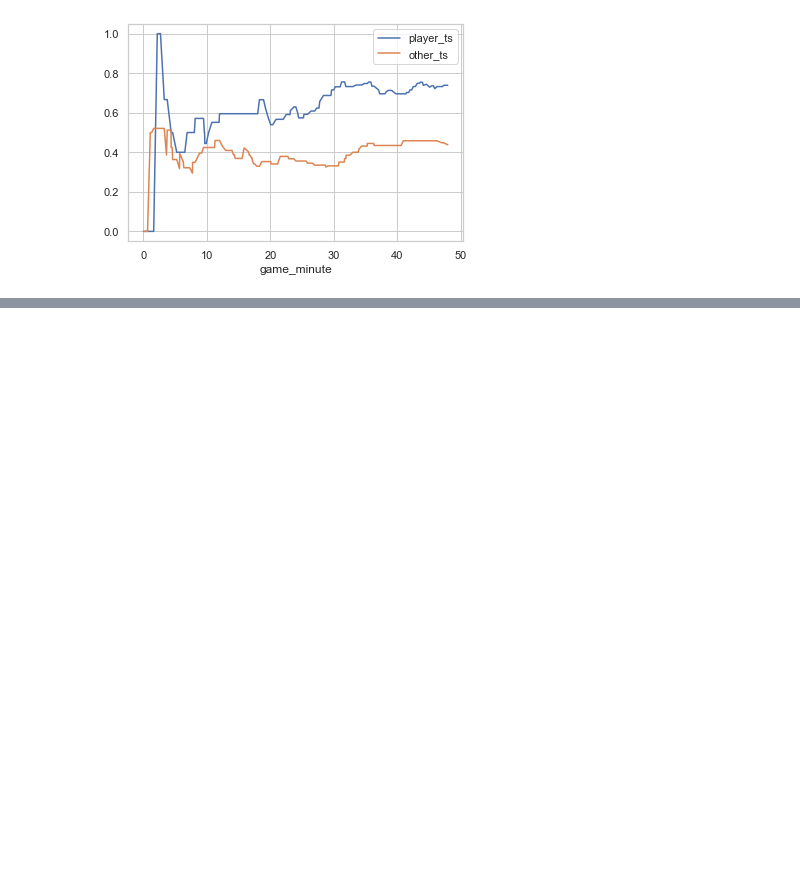
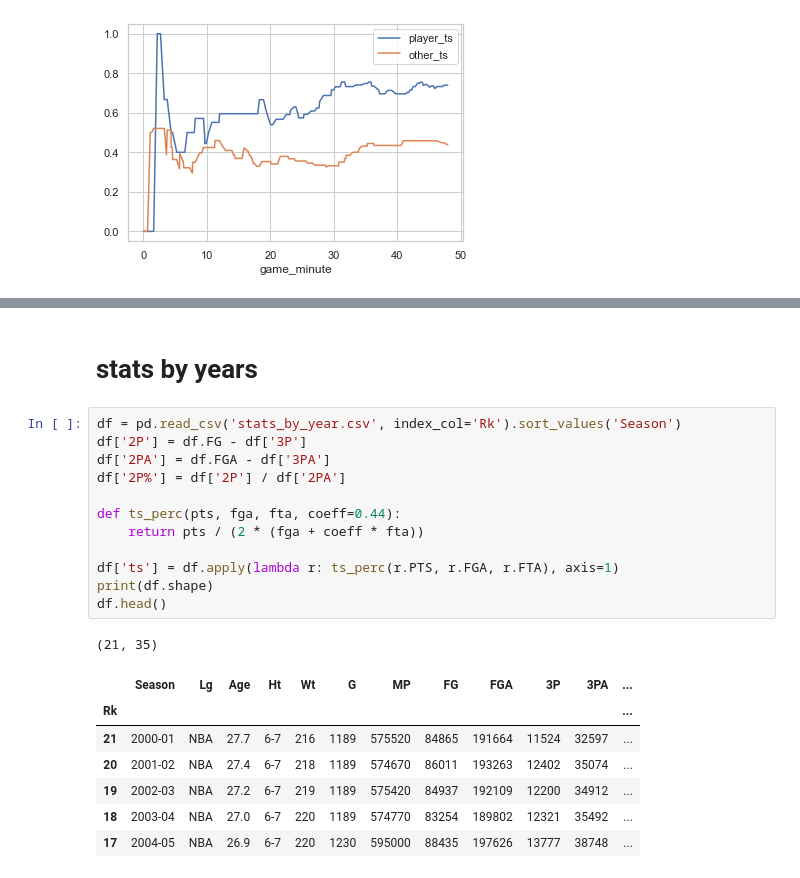
Before and after one commit to no-one2k/moisturizer, a Jupyter notebook: 60points/60points.ipynb, the cells around one changed output, grey strips where cells are left out. Saved outputs shown, nothing was run; the diff lists cells and outputs as text; blank space fills up the shorter version.

```diff
--- a/60points/60points.ipynb
+++ b/60points/60points.ipynb
@@ -398,3 +398,26 @@ line_kobe2.tail(1)
 plot_ts(line_kobe2, player_name='Кобе Брайант')
 # %% [output]
 [interactive output not drawn]
+# %% [markdown]
+# stats by years
+# %%
+df = pd.read_csv('stats_by_year.csv', index_col='Rk').sort_values('Season')
+df['2P'] = df.FG - df['3P']
+df['2PA'] = df.FGA - df['3PA']
+df['2P%'] = df['2P'] / df['2PA']
+
+def ts_perc(pts, fga, fta, coeff=0.44):
+    return pts / (2 * (fga + coeff * fta))
+
+df['ts'] = df.apply(lambda r: ts_perc(r.PTS, r.FGA, r.FTA), axis=1)
+print(df.shape)
+df.head()
+# %% [output]
+(21, 35)
+|  | Season | Lg | Age | Ht | Wt | G | MP | FG | FGA | 3P | 3PA | ... |
+| Rk |  |  |  |  |  |  |  |  |  |  |  | ... |
+| 21 | 2000-01 | NBA | 27.7 | 6-7 | 216 | 1189 | 575520 | 84865 | 191664 | 11524 | 32597 | ... |
+| 20 | 2001-02 | NBA | 27.4 | 6-7 | 218 | 1189 | 574670 | 86011 | 193263 | 12402 | 35074 | ... |
+| 19 | 2002-03 | NBA | 27.2 | 6-7 | 219 | 1189 | 575420 | 84937 | 192109 | 12200 | 34912 | ... |
+| 18 | 2003-04 | NBA | 27.0 | 6-7 | 220 | 1189 | 574770 | 83254 | 189802 | 12321 | 35492 | ... |
+| 17 | 2004-05 | NBA | 26.9 | 6-7 | 220 | 1230 | 595000 | 88435 | 197626 | 13777 | 38748 | ... |
```
Also changed, not shown: parts of 9 cells of this notebook, 5 other files.
